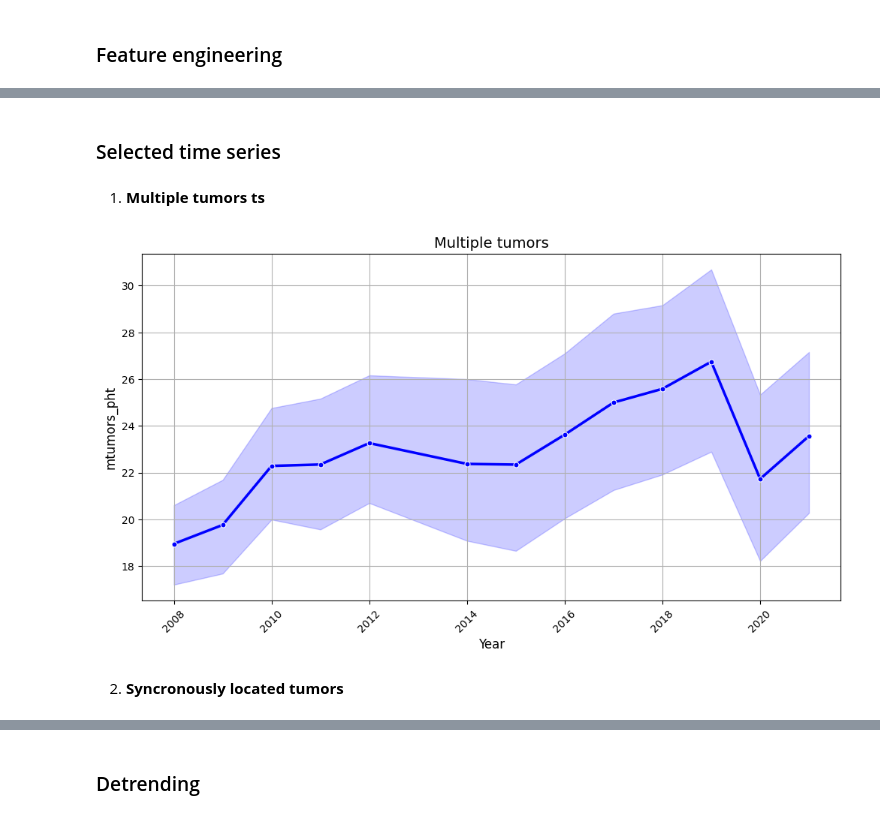
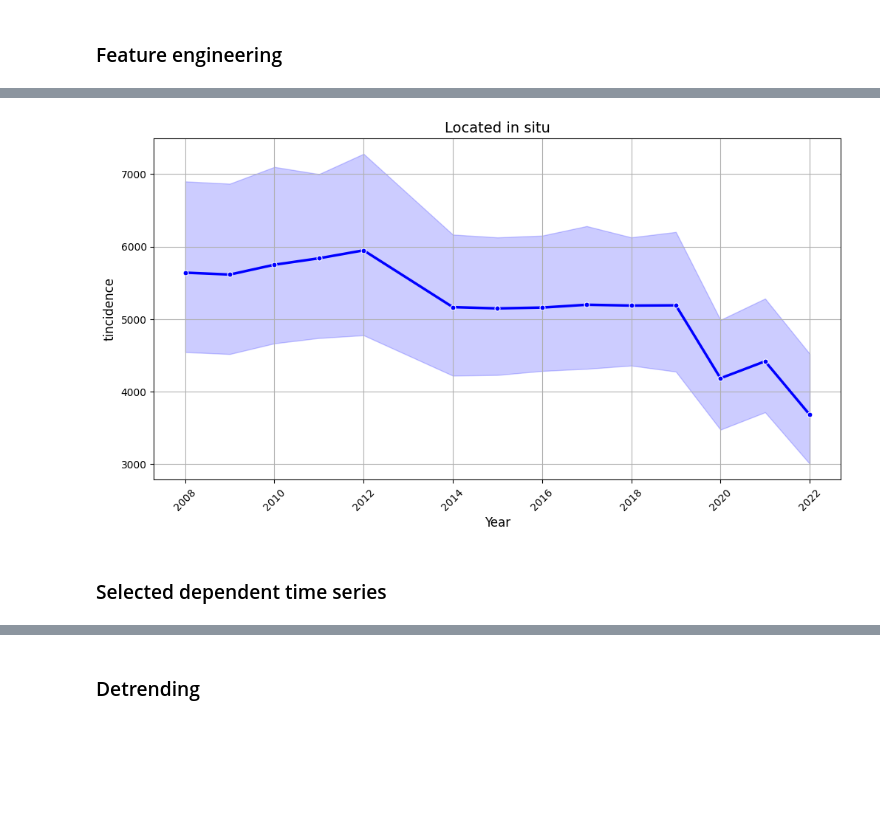
Before and after one commit to Zhukowych/cancer_incidence, a Jupyter notebook: eda.ipynb, the cells around one changed output, grey strips where cells are left out. Drawn from its saved outputs; the diff is of its cells as text; code cells hidden in the pictures; blank space fills up the shorter version.

```diff
--- a/eda.ipynb
+++ b/eda.ipynb
@@ -161,10 +175,6 @@ st_f_df.to_csv("./final_dataset/stage_incidence_features.csv", index=False)
+# %%
+plot_ts(st_df, 'tincidence', "Located in situ")
+# %% [output]
+[figure, added]
 # %% [markdown]
-### Selected time series
+### Selected dependent time series
-# %% [markdown]
-1. **Multiple tumors ts**
-# %%
-plot_ts(st_f_df, 'mtumors_pht', "Multiple tumors")
-# %% [output]
-[figure, removed]
-# %% [markdown]
-2. **Syncronously located tumors**
```
Also changed, not shown: parts of 31 cells of this notebook, 3 other files.
